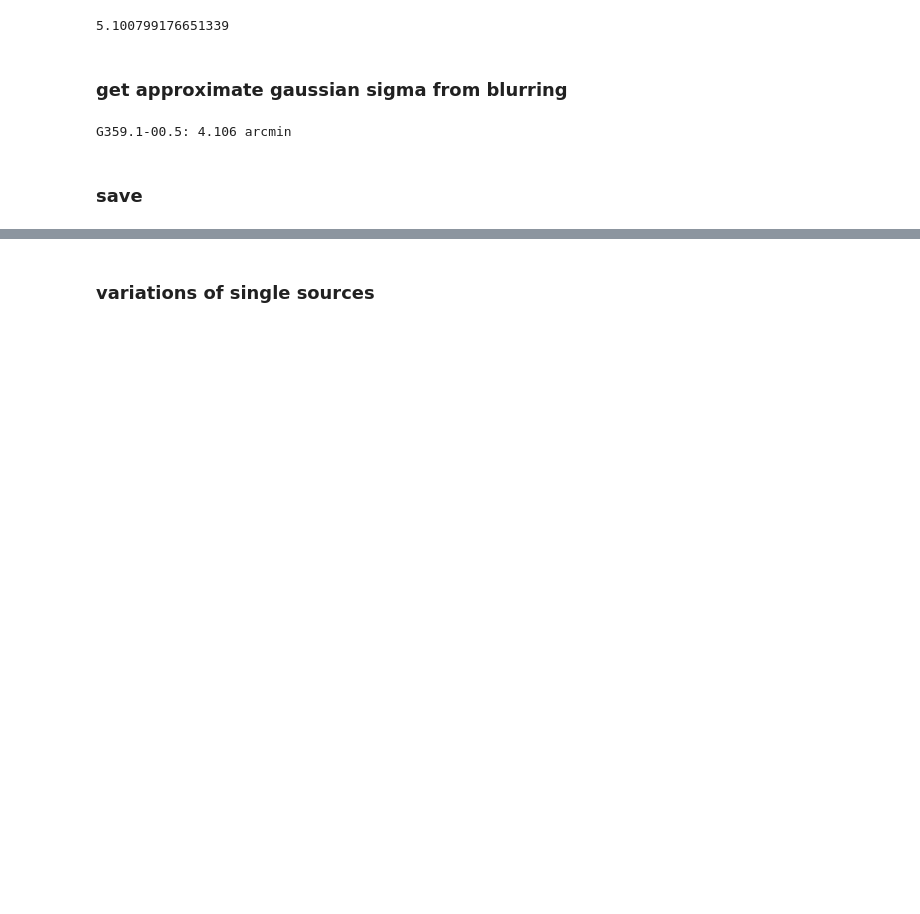
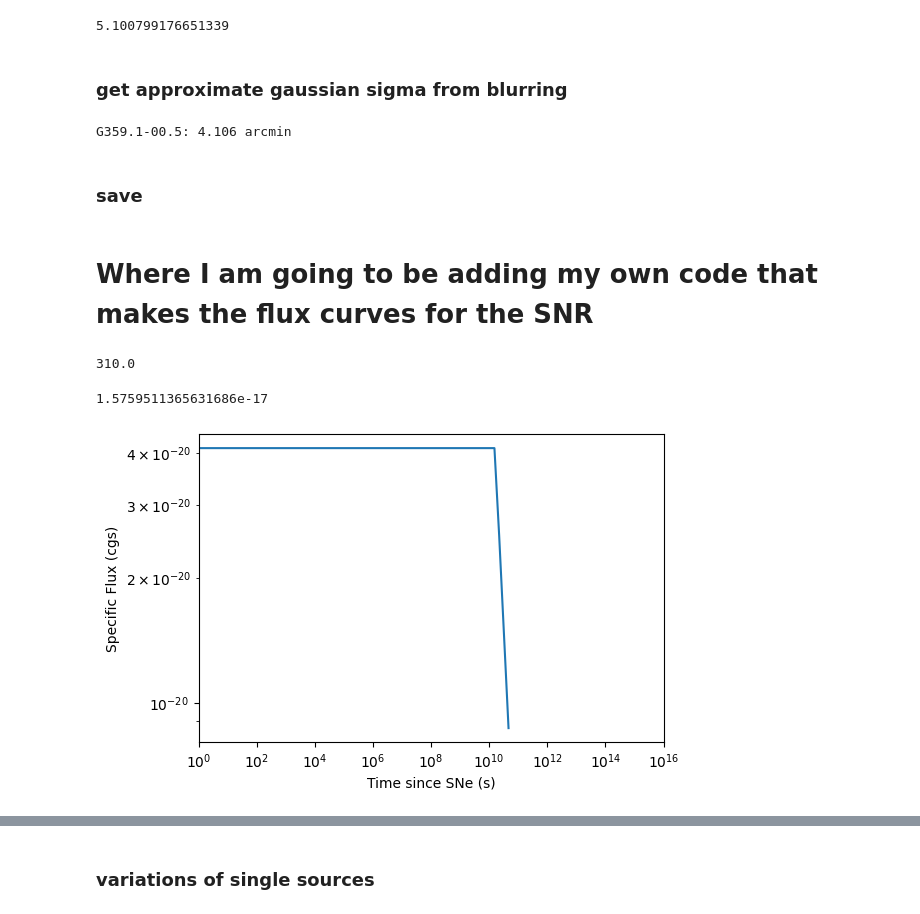
Before and after one commit to yitiansun/axion-mirror, a Jupyter notebook: SNR/catalog.ipynb, the cells around one changed output, grey strips where cells are left out. Cells and saved outputs as stored; diff of their text form; code cells hidden in the pictures; blank space fills up the shorter version.

Commit message:
made function in catalog.ipynb that gives flux density over time for SNR

```diff
--- a/SNR/catalog.ipynb
+++ b/SNR/catalog.ipynb
@@ -215,3 +215,44 @@ G359.1-00.5: 4.106 arcmin
 ### save
 # %%
 pickle.dump(snr_valid_SG_list, open('fl'+str(snr.tMFA)+'_age_p.snrlist', 'wb'))
+# %% [markdown]
+# Where I am going to be adding my own code that makes the flux curves for the SNR
+# %%
+#cell where I view snr properties as I develop
+snr_valid_SG_list[3].Snu1GHz
+# %% [output]
+310.0
+# %%
+#function that takes the SNR object and returns the flux density as a fcn of time
+def S_nu_1GHz(snr, t):
+    p = snr.p
+    Snu1GHz = snr.Snu1GHz * 10e-23 #converting to cgs
+    tn = snr.tn * 365.25 * 24 * 3600 #converting to seconds
+    A = Snu1GHz*(tn**(4*p/5))#const of proportionality for Sedov-Taylor flux evolution
+
+    tf = snr.tf * 365.25 * 24 * 3600 #converting to seconds
+    free_expansion = A*tf**(-4*p/5)
+
+    if t <= tf:
+        return free_expansion
+    elif t > tf and t < tn:
+        return A * t**(-4*p/5)
+    else:
+        return None
+# %%
+S_nu_1GHz(snr_valid_SG_list[3], 10)
+# %% [output]
+1.5759511365631686e-17
+# %%
+power = 16
+t = np.logspace(0,power,100)
+S_nu = np.ones(len(t))
+for i in range(len(t)):
+    S_nu[i] = S_nu_1GHz(snr_valid_SG_list[81], t[i])
+plt.plot(t, S_nu)
+plt.xlim([1,10**power])
+plt.loglog()
+plt.ylabel('Specific Flux (cgs)')
+plt.xlabel('Time since SNe (s)');
+# %% [output]
+[figure, added]
```
Also changed, not shown: parts of 4 cells of this notebook.
